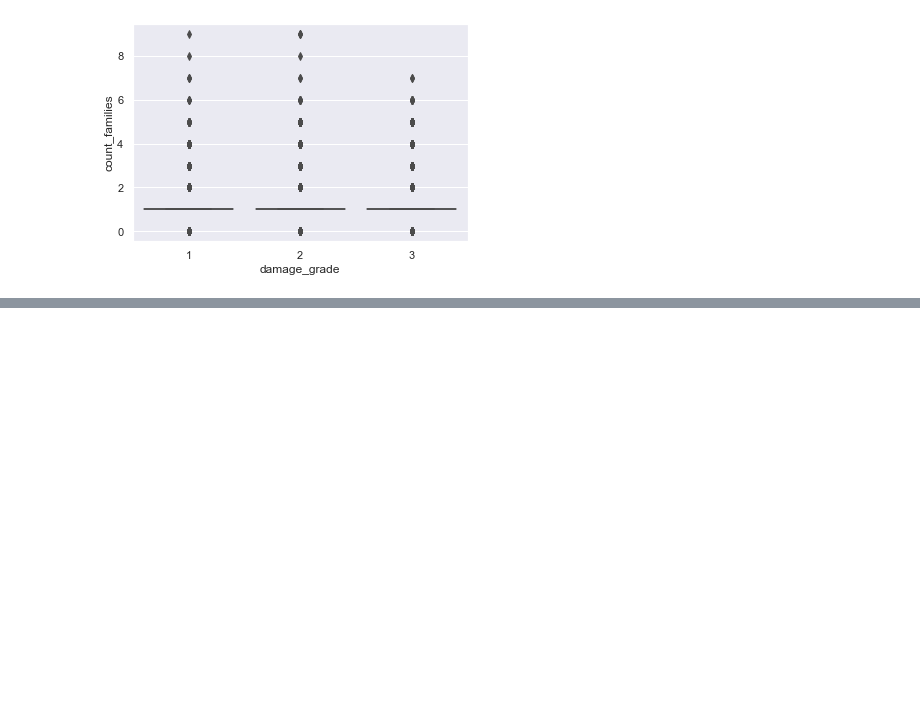
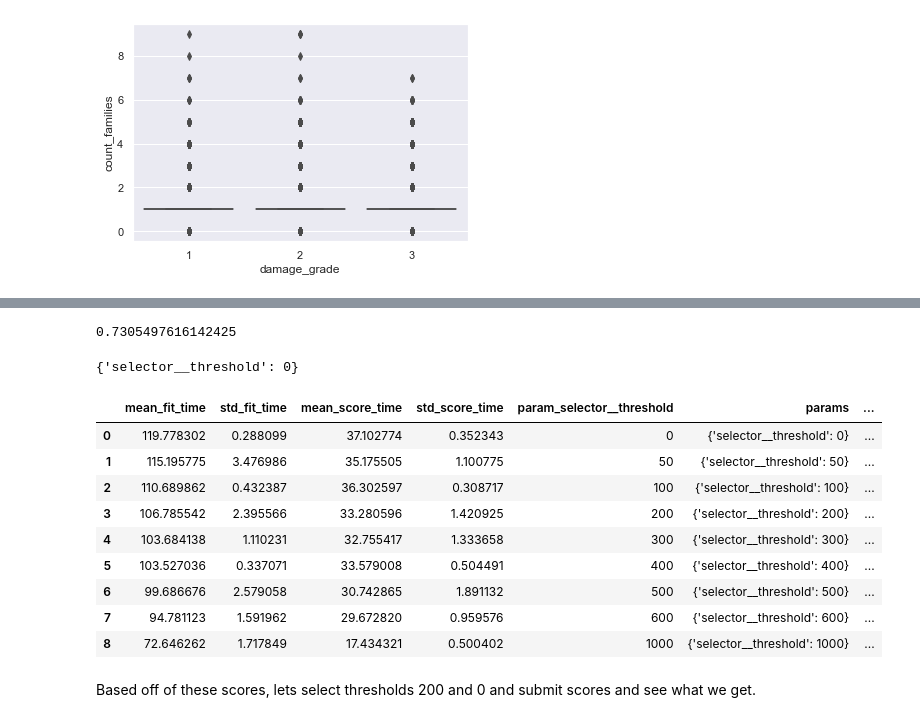
Before and after one commit to codeananda/earthquake_damage_competition, a Jupyter notebook: feature_engineering.ipynb, the cells around one changed output, grey strips where cells are left out. Saved outputs shown, nothing was run; the diff lists cells and outputs as text; code cells hidden in the pictures; blank space fills up the shorter version.

Commit message:
Built + submit LGBM using SelectFromModel threshold=0 - score 0.7303

```diff
--- a/feature_engineering.ipynb
+++ b/feature_engineering.ipynb
@@ -452,0 +460,9 @@ fit_and_save_feature_importances(X_geo_categorical_dummies,
+# %%
+X_geo_level_1_ohe = X.copy()
+X_geo_level_1_ohe.iloc[:, 0] = X_geo_level_1_ohe.iloc[:, 0].astype('category')
+X_geo_level_1_ohe = pd.get_dummies(X_geo_level_1_ohe)
+
+X_geo_levels_1_and_2_ohe = X.copy()
+X_geo_levels_1_and_2_ohe.iloc[:, [0, 1]] = X_geo_levels_1_and_2_ohe.iloc[:, [0, 1]]\
+                                            .astype('category')
+X_geo_levels_1_and_2_ohe = pd.get_dummies(X_geo_levels_1_and_2_ohe)
@@ -452,0 +513,21 @@ fit_and_save_feature_importances(X_geo_categorical_dummies,
+# %%
+lgbm_selector = LGBMClassifier(**lgbm_hyperparams)
+lgbm = LGBMClassifier(**lgbm_hyperparams)
+
+# Want to modify the threshold and see how it influences results
+# can this be done with GridSearchCV?
+selector = SelectFromModel(estimator=lgbm_selector)
+
+steps = [('selector', selector),
+         ('lgbm', lgbm)]
+
+pipe = Pipeline(steps)
+
+thresholds = [0, 50, 100, 200, 300, 400, 500, 600, 1000]
+
+param_grid = {'selector__threshold': thresholds}
+
+gs = GridSearchCV(pipe, param_grid, scoring='f1_micro', n_jobs=-1,
+                 cv=5, verbose=10)
+
+lgbm_geo_level_1_feature_selected = gs.fit(X_geo_level_1_ohe, np.ravel(y))
@@ -452,0 +545,24 @@ fit_and_save_feature_importances(X_geo_categorical_dummies,
+# %%
+# It got 0.7303 upon submission (this is great that this score is trustworthy!)
+lgbm_geo_level_1_feature_selected.best_score_
+# %% [output]
+0.7305497616142425
+# %%
+lgbm_geo_level_1_feature_selected.best_params_
+# %% [output]
+{'selector__threshold': 0}
+# %%
+pd.DataFrame(lgbm_geo_level_1_feature_selected.cv_results_)
+# %% [output]
+|  | mean_fit_time | std_fit_time | mean_score_time | std_score_time | param_selector__threshold | params | ... |
+| 0 | 119.778302 | 0.288099 | 37.102774 | 0.352343 | 0 | {'selector__threshold': 0} | ... |
+| 1 | 115.195775 | 3.476986 | 35.175505 | 1.100775 | 50 | {'selector__threshold': 50} | ... |
+| 2 | 110.689862 | 0.432387 | 36.302597 | 0.308717 | 100 | {'selector__threshold': 100} | ... |
+| 3 | 106.785542 | 2.395566 | 33.280596 | 1.420925 | 200 | {'selector__threshold': 200} | ... |
+| 4 | 103.684138 | 1.110231 | 32.755417 | 1.333658 | 300 | {'selector__threshold': 300} | ... |
+| 5 | 103.527036 | 0.337071 | 33.579008 | 0.504491 | 400 | {'selector__threshold': 400} | ... |
+| 6 | 99.686676 | 2.579058 | 30.742865 | 1.891132 | 500 | {'selector__threshold': 500} | ... |
+| 7 | 94.781123 | 1.591962 | 29.672820 | 0.959576 | 600 | {'selector__threshold': 600} | ... |
+| 8 | 72.646262 | 1.717849 | 17.434321 | 0.500402 | 1000 | {'selector__threshold': 1000} | ... |
+# %% [markdown]
+Based off of these scores, lets select thresholds 200 and 0 and submit scores and see what we get.
```
Also changed, not shown: parts of 41 cells of this notebook, 1 other file.
